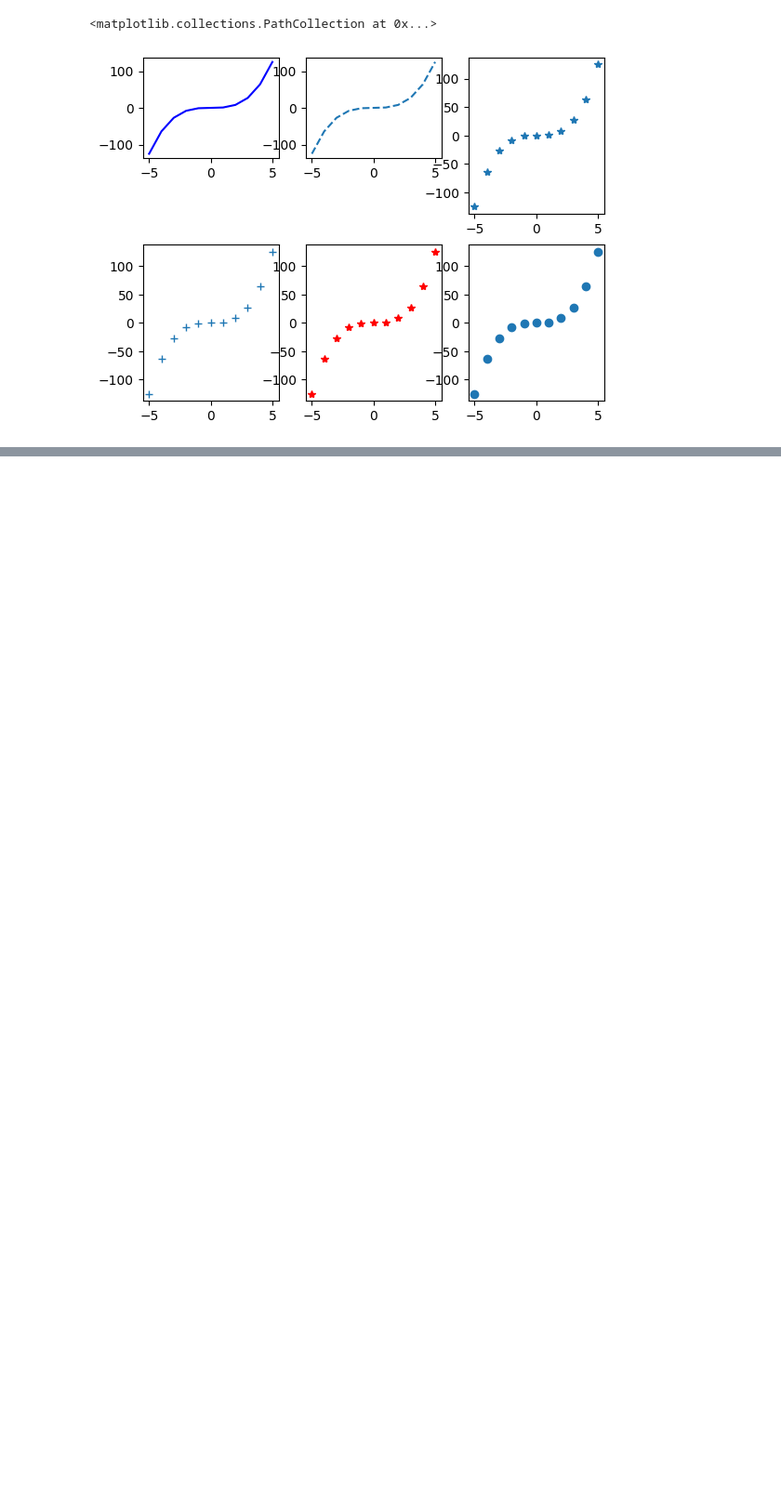
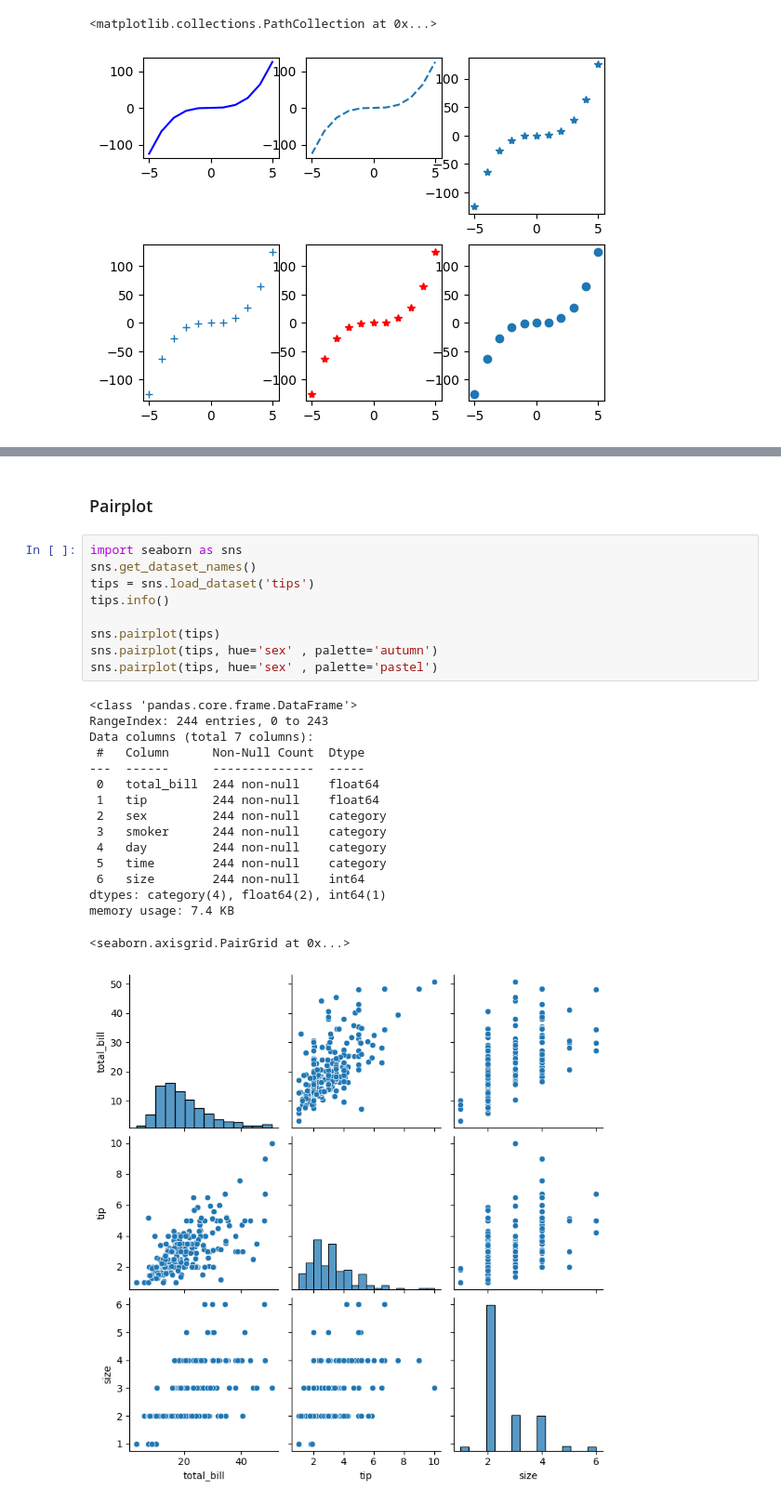
Before and after one commit to Ronin998/DS, a Jupyter notebook: Python.ipynb, the cells around one changed output, grey strips where cells are left out. Shown: that part at 93% size. Drawn from its saved outputs; the diff is of its cells as text; blank space fills up the shorter version.

```diff
--- a/Python.ipynb
+++ b/Python.ipynb
@@ -1614,0 +1684,28 @@ mtp.scatter(x,y)
+# %% [markdown]
+<h3>Pairplot</h3>
+# %%
+import seaborn as sns
+sns.get_dataset_names()
+tips = sns.load_dataset('tips')
+tips.info()
+
+sns.pairplot(tips)
+sns.pairplot(tips, hue='sex' , palette='autumn')
+sns.pairplot(tips, hue='sex' , palette='pastel')
+# %% [output]
+<class 'pandas.core.frame.DataFrame'>
+RangeIndex: 244 entries, 0 to 243
+Data columns (total 7 columns):
+ #   Column      Non-Null Count  Dtype
+---  ------      --------------  -----
+ 0   total_bill  244 non-null    float64
+ 1   tip         244 non-null    float64
+ 2   sex         244 non-null    category
+ 3   smoker      244 non-null    category
+ 4   day         244 non-null    category
+ 5   time        244 non-null    category
+ 6   size        244 non-null    int64
+dtypes: category(4), float64(2), int64(1)
+memory usage: 7.4 KB
+<seaborn.axisgrid.PairGrid at 0x...>
+[figure, added]
```
Also changed, not shown: parts of 22 cells of this notebook, 2 other files.
